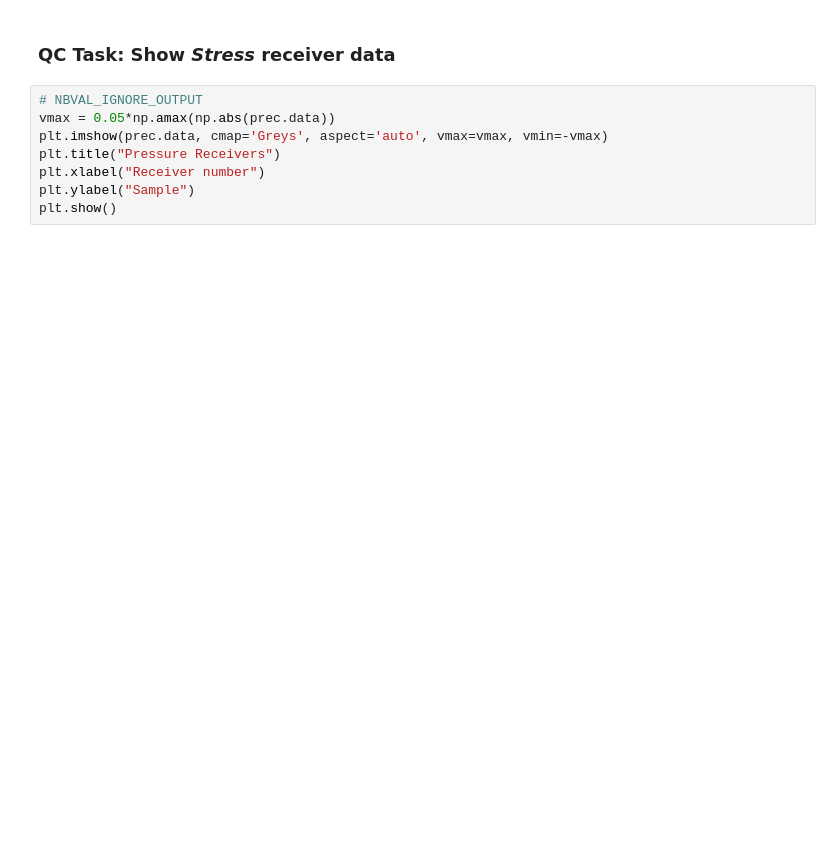
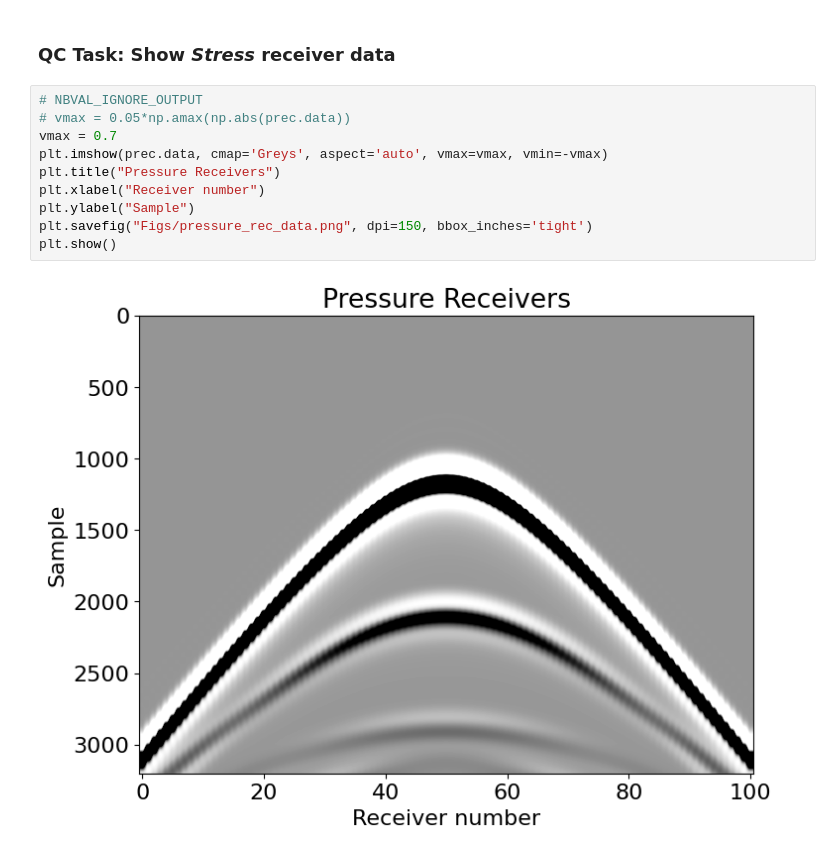
Before and after one commit to code-cullison/RiceHPCDevitoWorkshop2026, a Jupyter notebook: notebooks/SRC_REC_QC_07_functions_on_subdomains.ipynb, the cells around one changed output. Saved outputs shown, nothing was run; the diff lists cells and outputs as text; blank space fills up the shorter version.

```diff
--- a/notebooks/SRC_REC_QC_07_functions_on_subdomains.ipynb
+++ b/notebooks/SRC_REC_QC_07_functions_on_subdomains.ipynb
@@ -778,9 +931,13 @@ plt.show()
 ### **QC Task:** Show *Stress* receiver data
 # %%
 # NBVAL_IGNORE_OUTPUT
-vmax = 0.05*np.amax(np.abs(prec.data))
+# vmax = 0.05*np.amax(np.abs(prec.data))
+vmax = 0.7
 plt.imshow(prec.data, cmap='Greys', aspect='auto', vmax=vmax, vmin=-vmax)
 plt.title("Pressure Receivers")
 plt.xlabel("Receiver number")
 plt.ylabel("Sample")
+plt.savefig("Figs/pressure_rec_data.png", dpi=150, bbox_inches='tight')
 plt.show()
+# %% [output]
+[figure, added]
```
Also changed, not shown: parts of 38 cells of this notebook, 2 other files.
